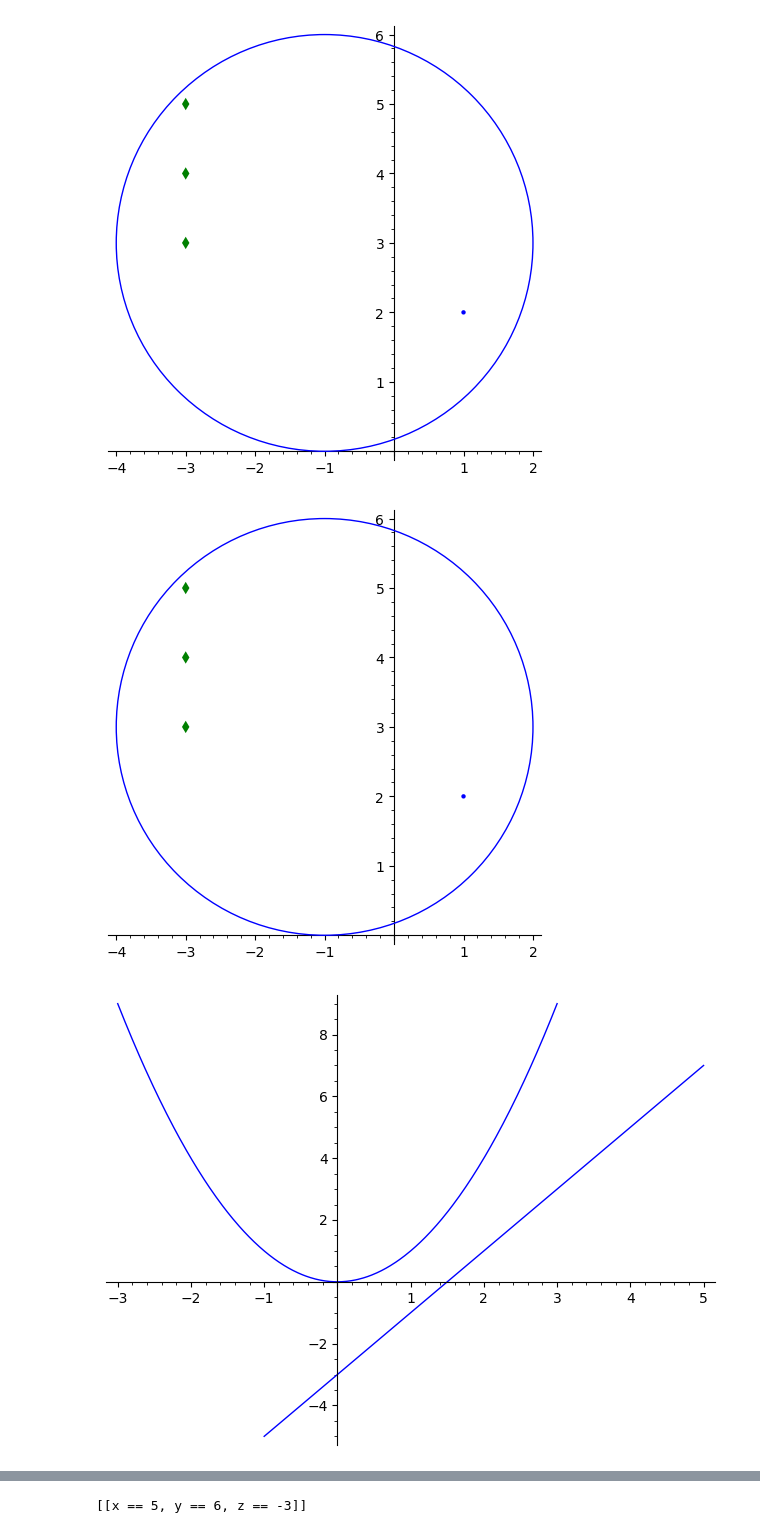
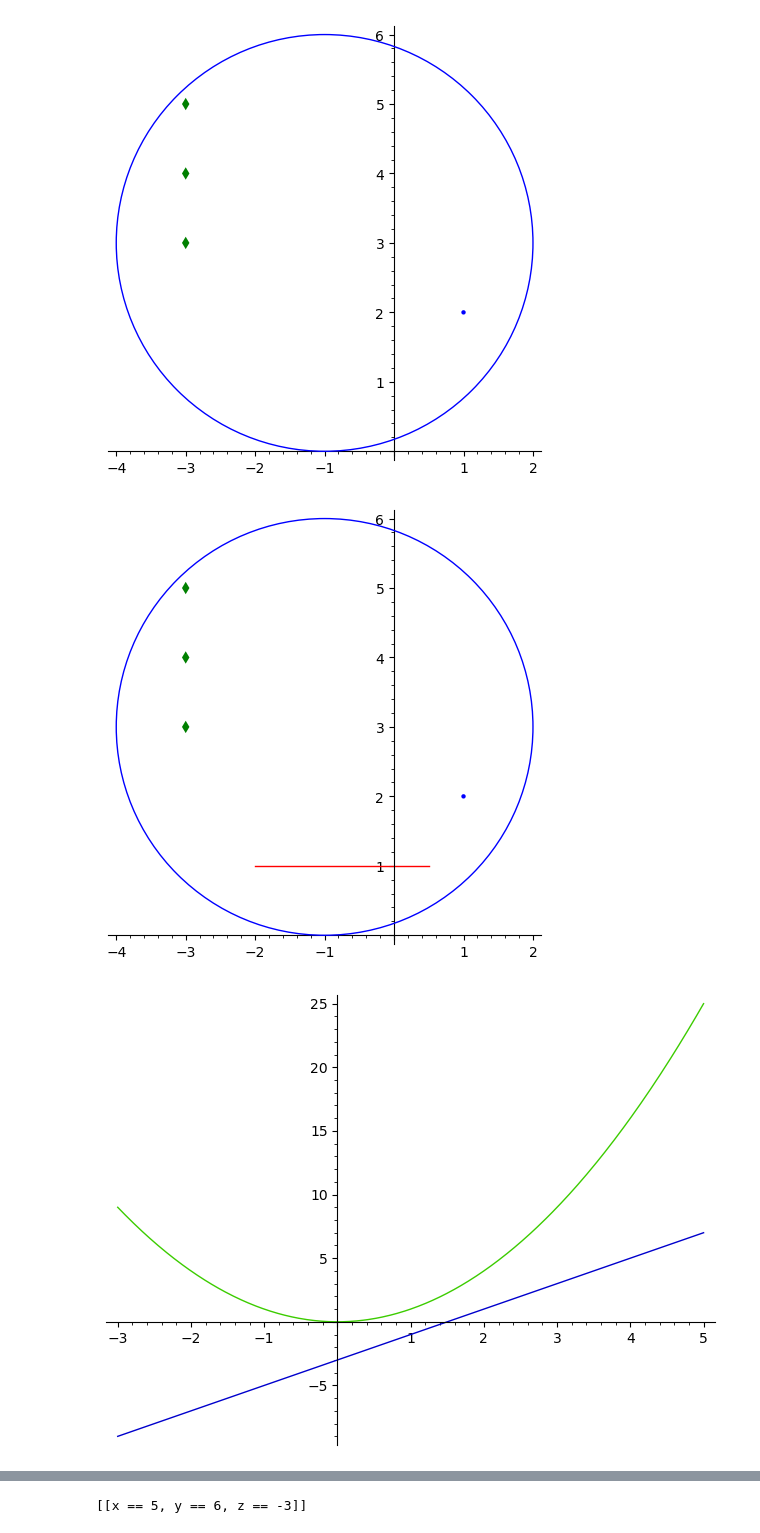
Before and after one commit to feihong/sagemath-quickstart, a Jupyter notebook: hello.ipynb, the cells around one changed output, grey strips where cells are left out. Cells and saved outputs as stored; diff of their text form; code cells hidden in the pictures.

Commit message:
Add more plotting examples

```diff
--- a/hello.ipynb
+++ b/hello.ipynb
@@ -20,13 +20,12 @@ sum([
   circle((-1, 3), 3),
   point((1,2)),
   point([(-3, 3), (-3, 4), (-3, 5)], marker='d', rgbcolor='green', size=40),
+  line([(-2, 1), (0.5, 1)], rgbcolor='red'),
 ])
 # %% [output]
-[figure, old version]
+[figure, new version]
 # %%
 # plot multiple functions
-f(x) = 2*x - 3
-g(x) = x^2
-plot(g, x, -3, 3) + plot(f, x, -1, 5)
+plot([2*x - 3, x^2], -3, 5)
 # %% [output]
-[figure, old version]
+[figure, new version]
```
Also changed, not shown: parts of 2 cells of this notebook.
